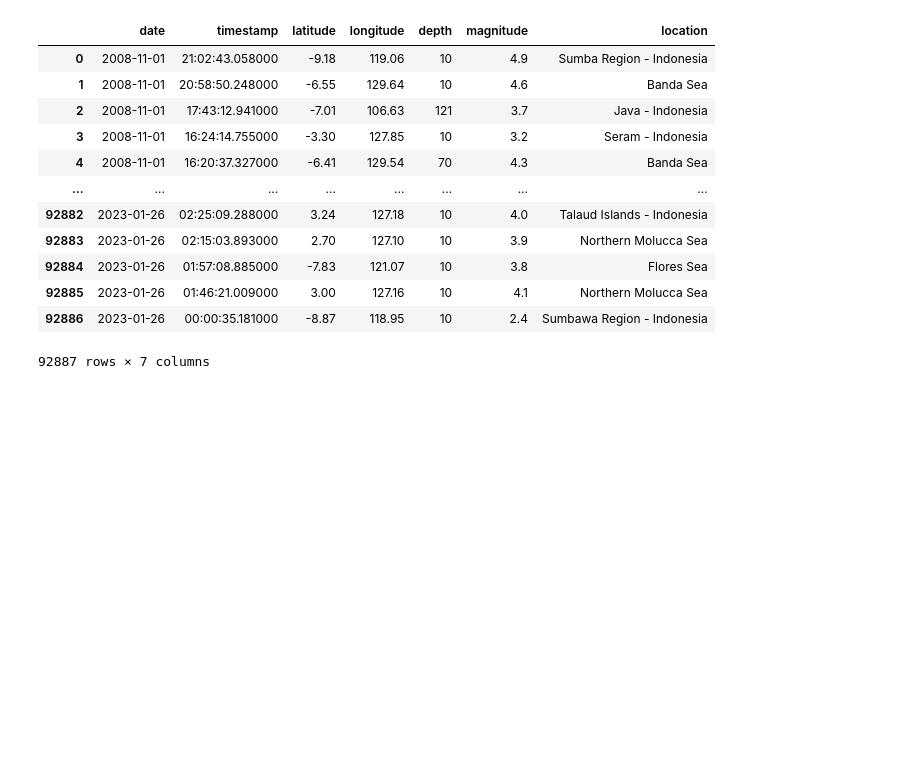
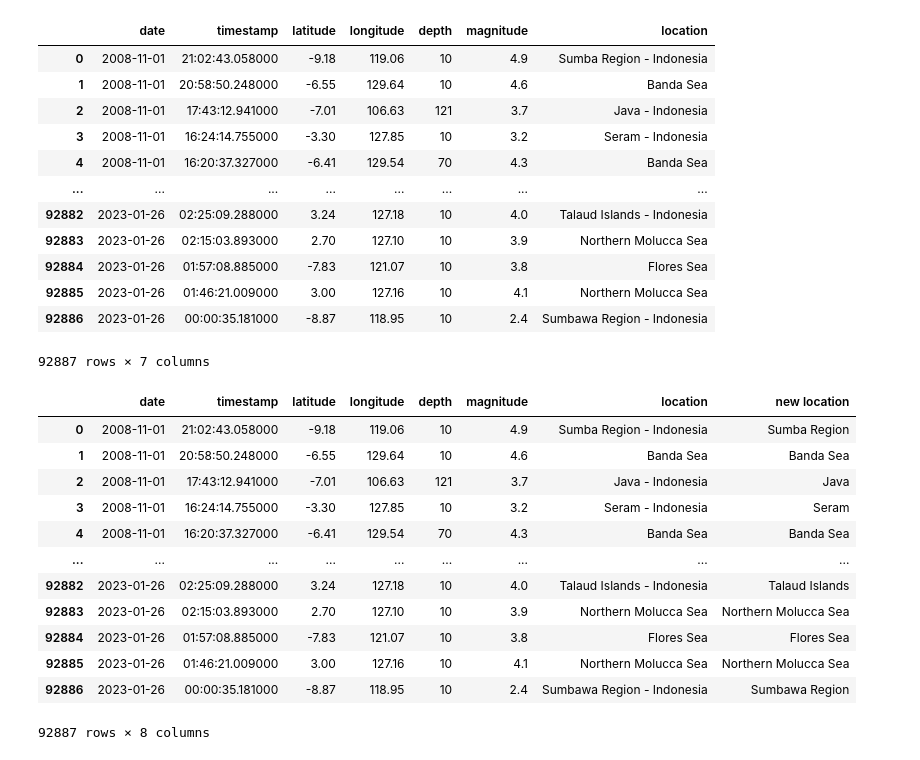
Before and after one commit to wrjodjana/indonesian-earthquakes, a Jupyter notebook: cleaning_v1.ipynb, the cells around one changed output. Cells and saved outputs as stored; diff of their text form; code cells hidden in the pictures; blank space fills up the shorter version.

Commit message:
changed location names to remove Indonesia name at the end

```diff
--- a/cleaning_v1.ipynb
+++ b/cleaning_v1.ipynb
@@ -73,3 +73,34 @@ df
 | 92885 | 2023-01-26 | 01:46:21.009000 | 3.00 | 127.16 | 10 | 4.1 | Northern Molucca Sea |
 | 92886 | 2023-01-26 | 00:00:35.181000 | -8.87 | 118.95 | 10 | 2.4 | Sumbawa Region - Indonesia |
 92887 rows × 7 columns
+# %%
+# select column
+location = df["location"]
+
+# remove "Indonesia" part in column
+def removeSuffix(loc):
+  new_loc = ""
+  if " - Indonesia" in loc:
+    new_loc = loc.replace(" - Indonesia", "")
+    return new_loc
+  else:
+    return loc
+
+new_location = location.apply(removeSuffix)
+
+df["new location"] = new_location
+df
+# %% [output]
+|  | date | timestamp | latitude | longitude | depth | magnitude | location | new location |
+| 0 | 2008-11-01 | 21:02:43.058000 | -9.18 | 119.06 | 10 | 4.9 | Sumba Region - Indonesia | Sumba Region |
+| 1 | 2008-11-01 | 20:58:50.248000 | -6.55 | 129.64 | 10 | 4.6 | Banda Sea | Banda Sea |
+| 2 | 2008-11-01 | 17:43:12.941000 | -7.01 | 106.63 | 121 | 3.7 | Java - Indonesia | Java |
+| 3 | 2008-11-01 | 16:24:14.755000 | -3.30 | 127.85 | 10 | 3.2 | Seram - Indonesia | Seram |
+| 4 | 2008-11-01 | 16:20:37.327000 | -6.41 | 129.54 | 70 | 4.3 | Banda Sea | Banda Sea |
+| ... | ... | ... | ... | ... | ... | ... | ... | ... |
+| 92882 | 2023-01-26 | 02:25:09.288000 | 3.24 | 127.18 | 10 | 4.0 | Talaud Islands - Indonesia | Talaud Islands |
+| 92883 | 2023-01-26 | 02:15:03.893000 | 2.70 | 127.10 | 10 | 3.9 | Northern Molucca Sea | Northern Molucca Sea |
+| 92884 | 2023-01-26 | 01:57:08.885000 | -7.83 | 121.07 | 10 | 3.8 | Flores Sea | Flores Sea |
+| 92885 | 2023-01-26 | 01:46:21.009000 | 3.00 | 127.16 | 10 | 4.1 | Northern Molucca Sea | Northern Molucca Sea |
+| 92886 | 2023-01-26 | 00:00:35.181000 | -8.87 | 118.95 | 10 | 2.4 | Sumbawa Region - Indonesia | Sumbawa Region |
+92887 rows × 8 columns
```
Also changed, not shown: parts of 1 cell of this notebook.
